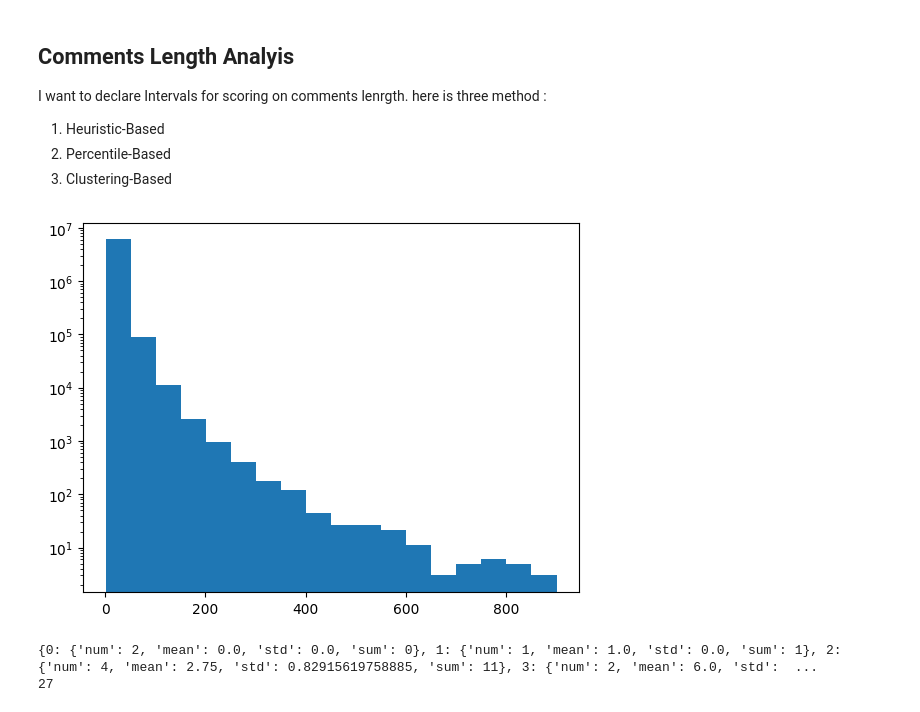
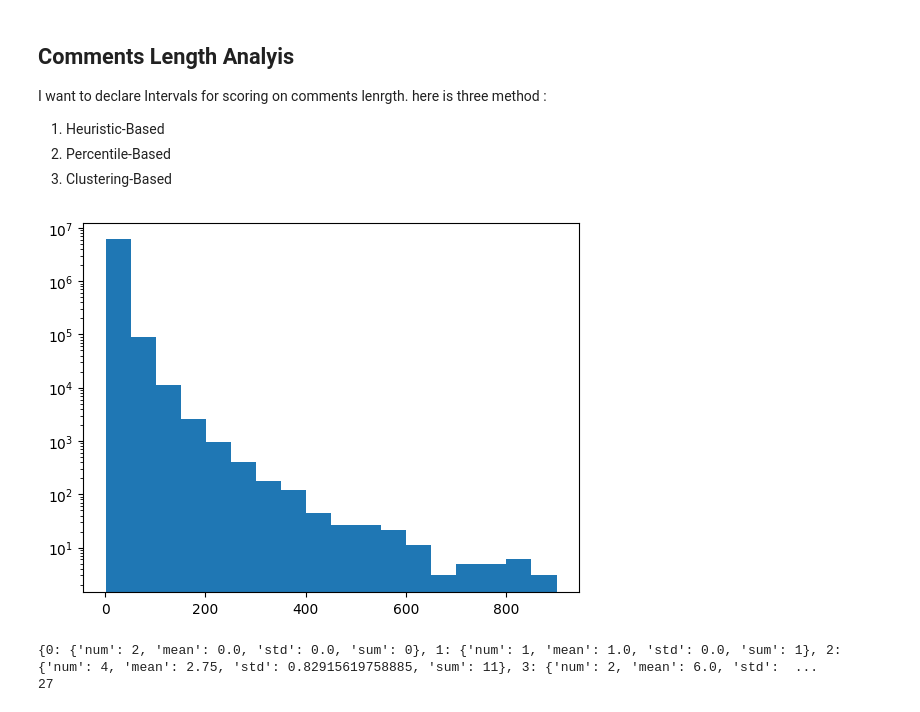
Before and after one commit to Arefnmy/Digikala-user-engagement-analysis, a Jupyter notebook: scoring.ipynb, the cells around one changed output. Drawn from its saved outputs; the diff is of its cells as text; code cells hidden in the pictures.

```diff
--- a/scoring.ipynb
+++ b/scoring.ipynb
@@ -6,6 +6,6 @@ import pandas as pd
 from sklearn.cluster import KMeans
 import matplotlib.pyplot as plt
 # %%
-digikala = pd.read_csv('new_digikala_comments.csv',  )
+digikala = pd.read_csv('new_comments.csv',  )
 digikala.head()
 # %% [output]
@@ -34,11 +36,11 @@ I want to declare Intervals for scoring on comments lenrgth. here is three metho
 2. Percentile-Based
 3. Clustering-Based
 # %%
-comments = digikala['body_length']
+comments = digikala['body']
 plt.hist(comments, bins= np.arange(min(comments), max(comments), 50), log=True)
 plt.show()
 # %% [output]
-[figure, old version]
+[figure, new version]
 # %%
 import bisect
 from collections import defaultdict
```
Also changed, not shown: parts of 20 cells of this notebook.
